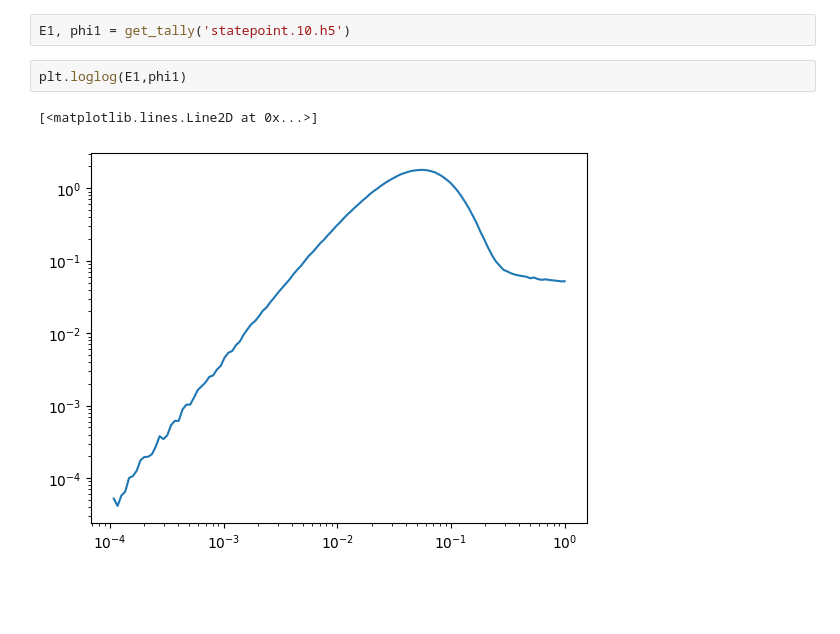
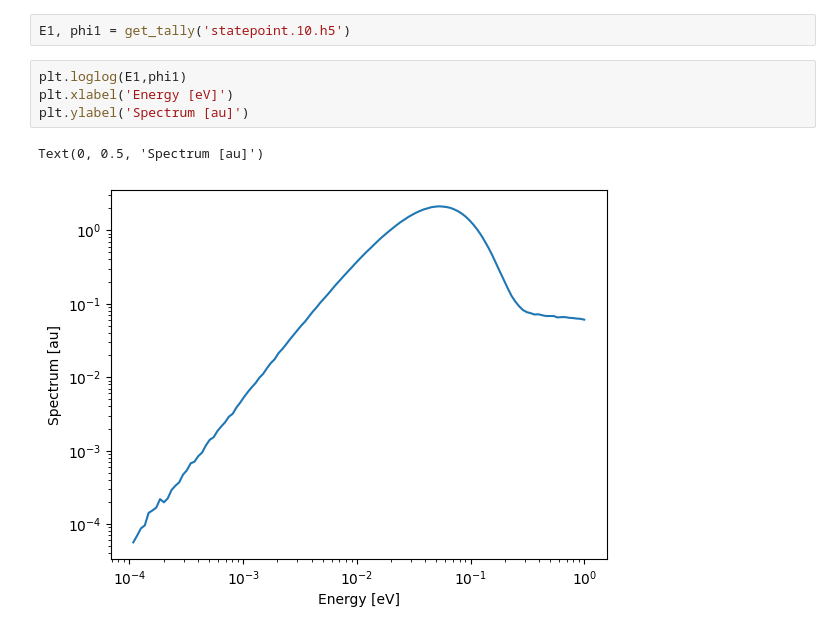
Before and after one commit to highness-eu/TSL_School, a Jupyter notebook: openmc/Examples/Infinite_Spectra/TSL_School-Infinite_Spectra.ipynb, the cells around one changed output. Saved outputs shown, nothing was run; the diff lists cells and outputs as text; blank space fills up the shorter version.

```diff
--- a/openmc/Examples/Infinite_Spectra/TSL_School-Infinite_Spectra.ipynb
+++ b/openmc/Examples/Infinite_Spectra/TSL_School-Infinite_Spectra.ipynb
@@ -86,7 +86,9 @@ rm: cannot remove 'statepoint.10.h5': No such file or directory
 E1, phi1 = get_tally('statepoint.10.h5')
 # %%
 plt.loglog(E1,phi1)
+plt.xlabel('Energy [eV]')
+plt.ylabel('Spectrum [au]')
 # %% [output]
-[<matplotlib.lines.Line2D at 0x...>]
+Text(0, 0.5, 'Spectrum [au]')
-[figure, old version]
+[figure, new version]
 # %%
```
Also changed, not shown: parts of 6 cells of this notebook.
